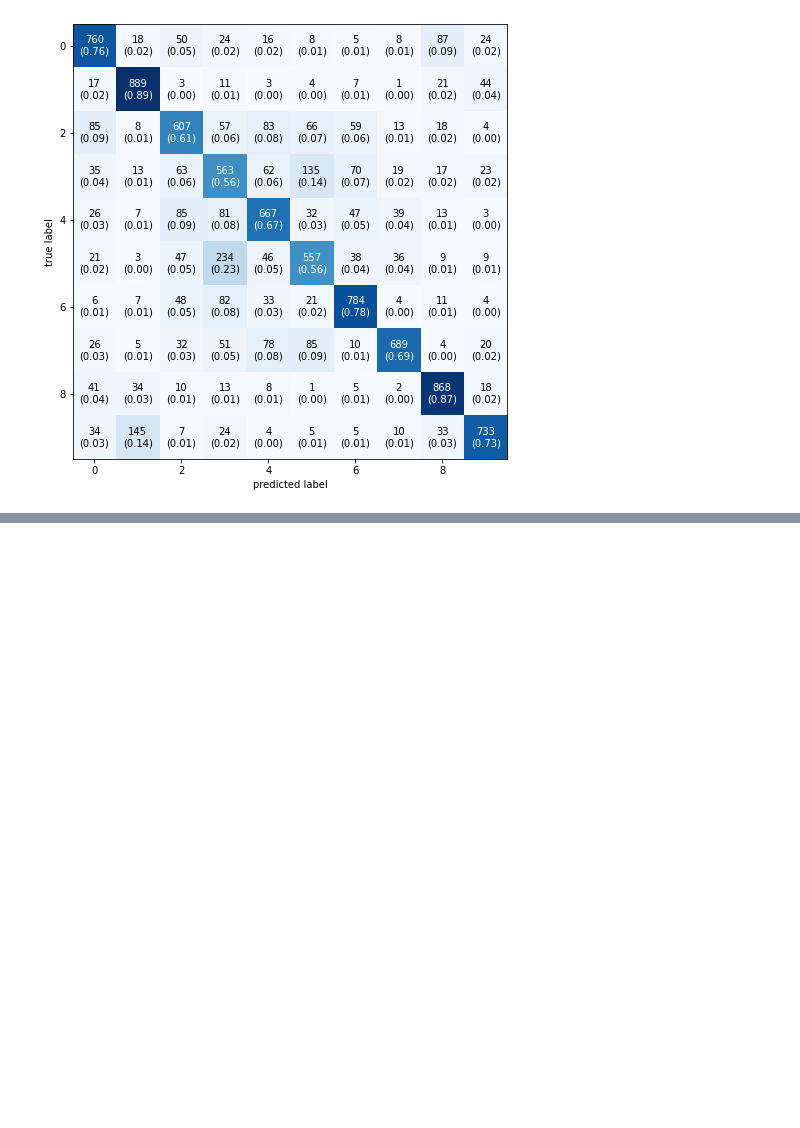
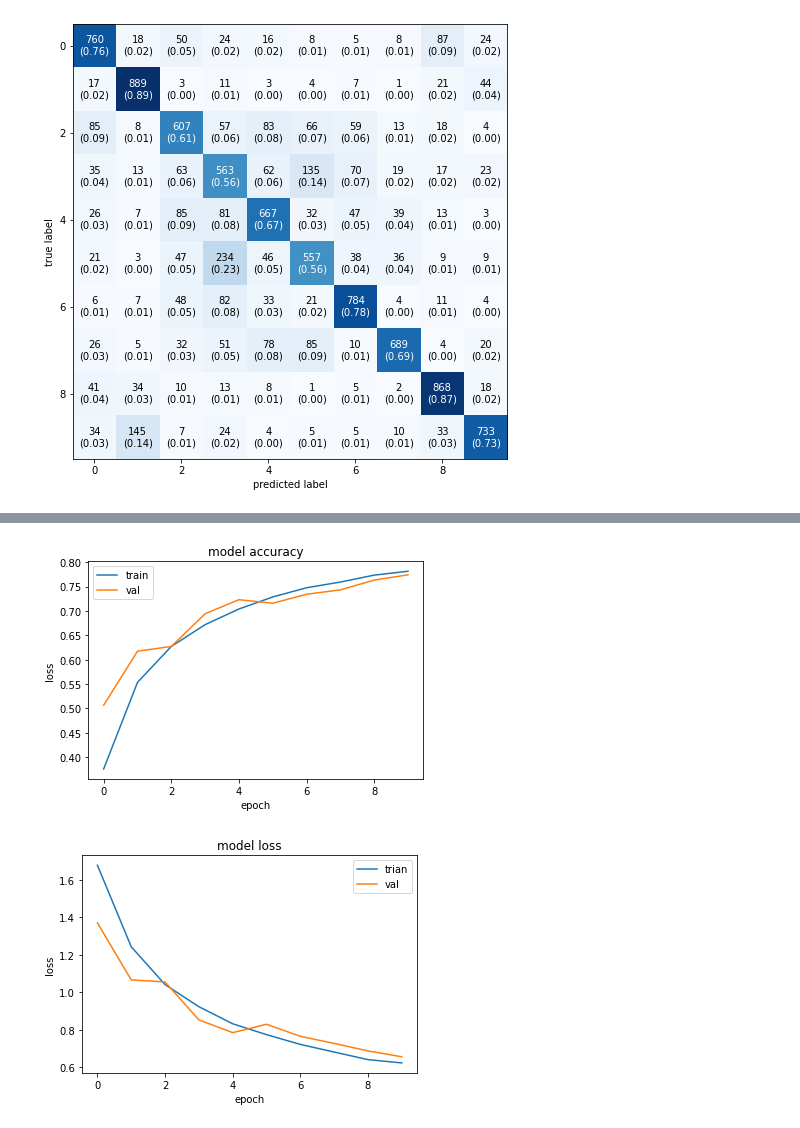
Before and after one commit to Tahir7044/machine-learning, a Jupyter notebook: cifar10_cnn.ipynb, the cells around one changed output, grey strips where cells are left out. Cells and saved outputs as stored; diff of their text form; code cells hidden in the pictures; blank space fills up the shorter version.

```diff
--- a/cifar10_cnn.ipynb
+++ b/cifar10_cnn.ipynb
@@ -504,0 +549,3 @@ plot_confusion_matrix(conf_mat=con,figsize=(8,8),show_normed=True);
+# %%
+model.compile(optimizer='adam',loss='sparse_categorical_crossentropy',metrics=['sparse_categorical_accuracy'])
+history=model.fit(x_train,y_train,batch_size=32,epochs=10,verbose=1,validation_split=0.2)
@@ -504,0 +570,21 @@ plot_confusion_matrix(conf_mat=con,figsize=(8,8),show_normed=True);
+# %%
+epoch_range=range(10)
+plt.plot(epoch_range,history.history['sparse_categorical_accuracy'])
+plt.plot(epoch_range,history.history['val_sparse_categorical_accuracy'])
+plt.title("model accuracy")
+plt.ylabel("loss")
+plt.xlabel("epoch")
+plt.legend(["train","val"])
+plt.show()
+
+
+plt.plot(epoch_range,history.history['loss'])
+plt.plot(epoch_range,history.history['val_loss'])
+plt.title("model loss")
+plt.ylabel("loss")
+plt.xlabel("epoch")
+plt.legend(["trian","val"])
+plt.show()
+# %% [output]
+[figure, added]
+[figure, added]
```
Also changed, not shown: parts of 3 cells of this notebook.
